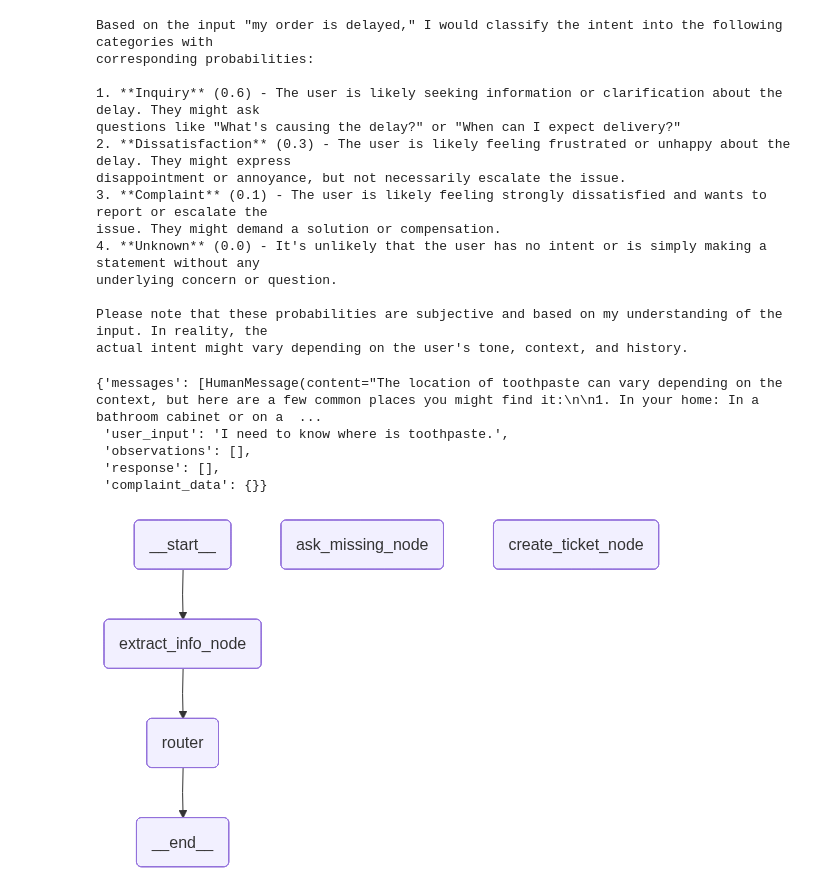
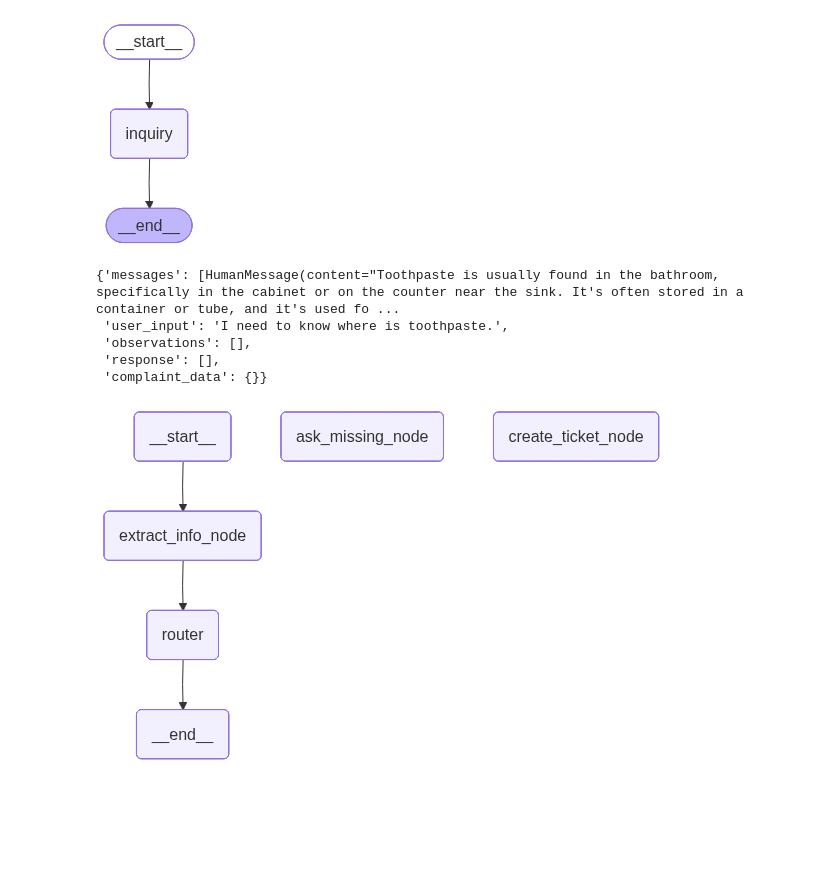
Before and after one commit to abhijitdeshpande83/GenAI, a Jupyter notebook: Customer Support System/notebooks/customer-retention-orchestrator.ipynb, the cells around one changed output. Drawn from its saved outputs; the diff is of its cells as text; code cells hidden in the pictures; blank space fills up the shorter version.

Commit message:
feat: modularize agent logic into domain-specific subgraphs

```diff
--- a/Customer Support System/notebooks/customer-retention-orchestrator.ipynb
+++ b/Customer Support System/notebooks/customer-retention-orchestrator.ipynb
@@ -109,35 +123,3 @@ def respond_greeting(user_input:str)->dict:
-# %%
-def supervisor_node(state:SupervisorState)->SupervisorState:
-
-    user_input = state.get("user_input",[])
-    prompt="""Classify intent in Probability in four categories
-    inquiry, dissatisfaction, complaint, unknown. Assign probablities to each when classfifying.
-    """
-
-    res = llm.invoke([SystemMessage(prompt)]+[HumanMessage(user_input)]).content
-
-    return res
-
-user_input={"user_input":"my order is delayed."}
-# %%
-res = supervisor_node(user_input)
-
-rprint(res)
-# %% [output]
-Based on the input "my order is delayed," I would classify the intent into the following categories with
-corresponding probabilities:
-
-1. **Inquiry** (0.6) - The user is likely seeking information or clarification about the delay. They might ask
-questions like "What's causing the delay?" or "When can I expect delivery?"
-2. **Dissatisfaction** (0.3) - The user is likely feeling frustrated or unhappy about the delay. They might express
-disappointment or annoyance, but not necessarily escalate the issue.
-3. **Complaint** (0.1) - The user is likely feeling strongly dissatisfied and wants to report or escalate the
-issue. They might demand a solution or compensation.
-4. **Unknown** (0.0) - It's unlikely that the user has no intent or is simply making a statement without any
-underlying concern or question.
-
-Please note that these probabilities are subjective and based on my understanding of the input. In reality, the
-actual intent might vary depending on the user's tone, context, and history.
 # %%
 # Worker nodes
 def rag_node(state:SupervisorState)->SupervisorState:
@@ -168,11 +150,15 @@ def inquiry_node(state:SupervisorState)->SupervisorState:
     config = {"configurable": {"thread_id": "support_session_1"}}
     return inquiry_graph.invoke(state, config=config)
+# %%
+inquiry_graph
+# %% [output]
+[figure, added]
 # %%
 user_input = {"user_input":"I need to know where is toothpaste."}
 
-inquiry_node(user_input)
+inquiry_flow(user_input)
 # %% [output]
-{'messages': [HumanMessage(content="The location of toothpaste can vary depending on the context, but here are a few common places you might find it:\n\n1. In your home: In a bathroom cabinet or on a  ...
+{'messages': [HumanMessage(content="Toothpaste is usually found in the bathroom, specifically in the cabinet or on the counter near the sink. It's often stored in a container or tube, and it's used fo ...
  'user_input': 'I need to know where is toothpaste.',
  'observations': [],
  'response': [],
```
Also changed, not shown: parts of 18 cells of this notebook, 9 other files.
